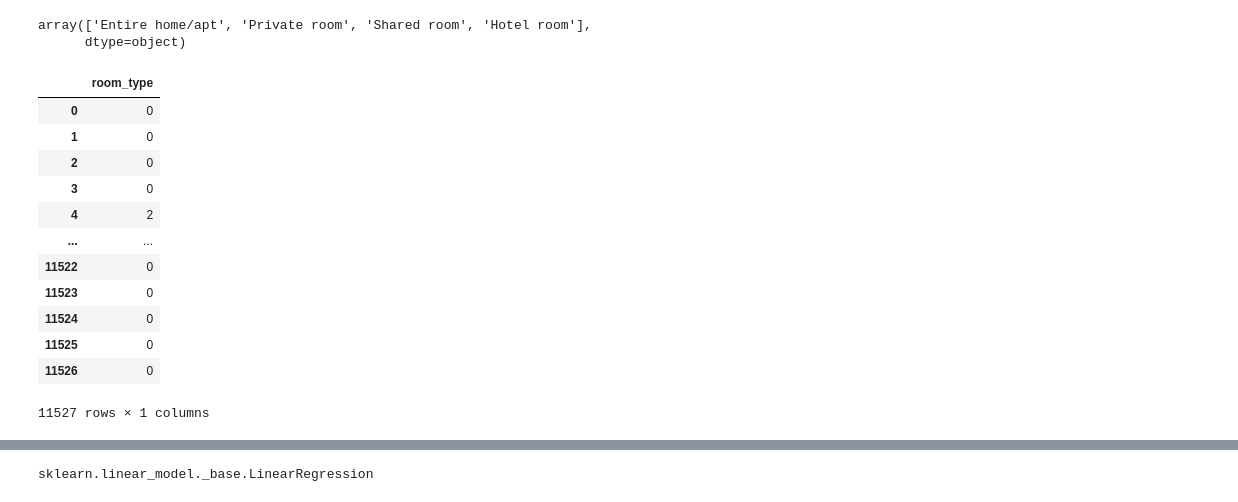
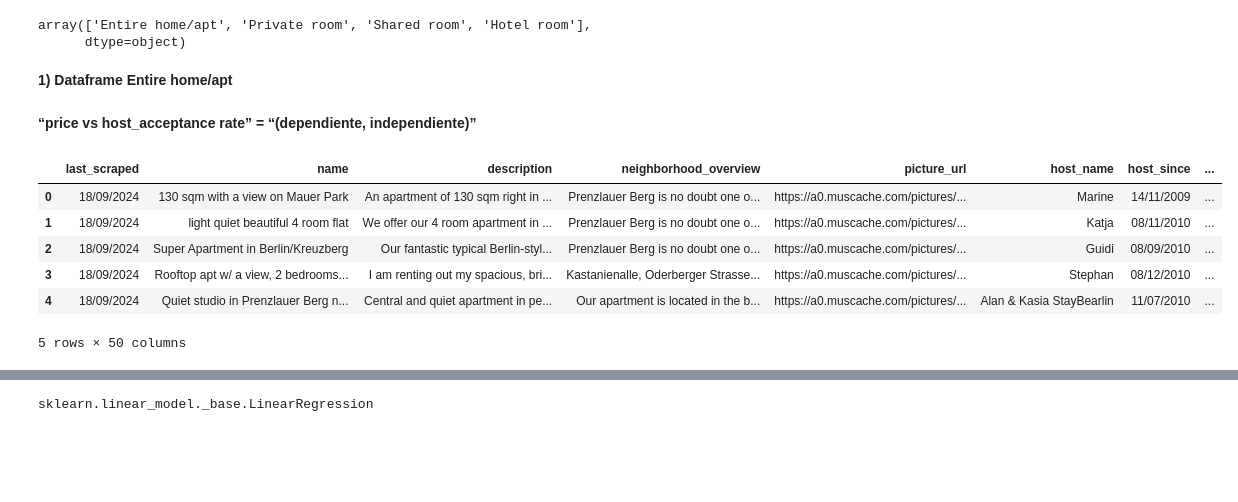
Before and after one commit to GabLopezAl/Regresion-Lineal-Simple-Y-Multiple, a Jupyter notebook: Codigo_Berlin.ipynb, the cells around one changed output, grey strips where cells are left out. Cells and saved outputs as stored; diff of their text form; code cells hidden in the pictures; blank space fills up the shorter version.

```diff
--- a/Codigo_Berlin.ipynb
+++ b/Codigo_Berlin.ipynb
@@ -38,31 +38,3 @@ df_berlin["room_type"].unique()
 # %% [output]
 array(['Entire home/apt', 'Private room', 'Shared room', 'Hotel room'],
       dtype=object)
-# %%
-# Convertimos datos tipo str a int
-from sklearn.preprocessing import LabelEncoder
-
-# Crea una instancia de LabelEncoder
-le = LabelEncoder()
-
-# Ajusta el encoder a la columna 'room_type' y la transforma
-df_berlin['room_type'] = le.fit_transform(df_berlin["room_type"])
-
-# Muestra los resultados
-df_berlin[['room_type']]
-
-#df_berlin["room_type_num"].unique()
-# %% [output]
-|  | room_type |
-| 0 | 0 |
-| 1 | 0 |
-| 2 | 0 |
-| 3 | 0 |
-| 4 | 2 |
-| ... | ... |
-| 11522 | 0 |
-| 11523 | 0 |
-| 11524 | 0 |
-| 11525 | 0 |
-| 11526 | 0 |
-11527 rows × 1 columns
@@ -69 +52,18 @@ df_berlin[['room_type']]
+# %% [markdown]
+**1) Dataframe Entire home/apt**
+# %% [markdown]
+**“price vs host_acceptance rate” = “(dependiente, independiente)”**
+# %%
+# Leer dataframe
+entire = pd.read_csv("Entire_room.csv")
+entire = entire.drop(["Unnamed: 0"], axis = 1)
+entire.head()
+# %% [output]
+|  | last_scraped | name | description | neighborhood_overview | picture_url | host_name | host_since | ... |
+| 0 | 18/09/2024 | 130 sqm with a view on Mauer Park | An apartment of 130 sqm right in ... | Prenzlauer Berg is no doubt one o... | https://a0.muscache.com/pictures/... | Marine | 14/11/2009 | ... |
+| 1 | 18/09/2024 | light quiet beautiful 4 room flat | We offer our 4 room apartment in ... | Prenzlauer Berg is no doubt one o... | https://a0.muscache.com/pictures/... | Katja | 08/11/2010 | ... |
+| 2 | 18/09/2024 | Super Apartment in Berlin/Kreuzberg | Our fantastic typical Berlin-styl... | Prenzlauer Berg is no doubt one o... | https://a0.muscache.com/pictures/... | Guidi | 08/09/2010 | ... |
+| 3 | 18/09/2024 | Rooftop apt w/ a view, 2 bedrooms... | I am renting out my spacious, bri... | Kastanienalle, Oderberger Strasse... | https://a0.muscache.com/pictures/... | Stephan | 08/12/2010 | ... |
+| 4 | 18/09/2024 | Quiet studio in Prenzlauer Berg n... | Central and quiet apartment in pe... | Our apartment is located in the b... | https://a0.muscache.com/pictures/... | Alan & Kasia StayBearlin | 11/07/2010 | ... |
+5 rows × 50 columns
 # %%
```
Also changed, not shown: parts of 13 cells of this notebook, 4 other files.
